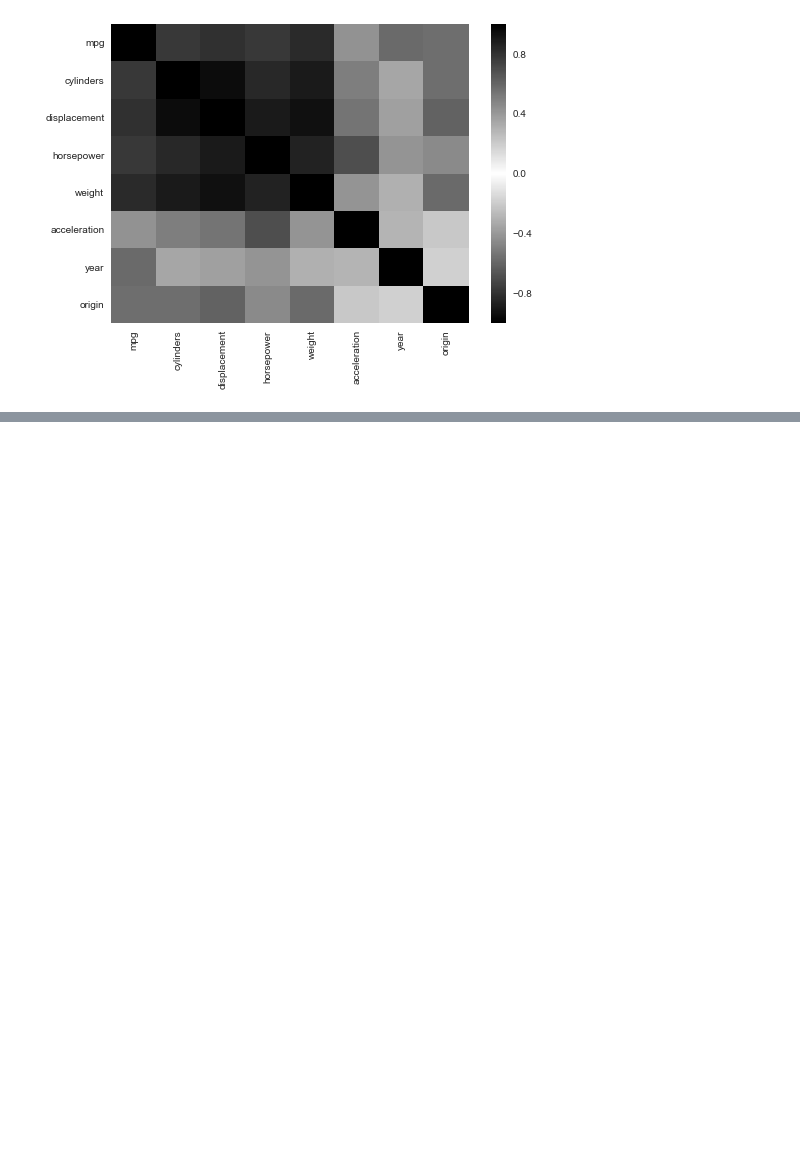
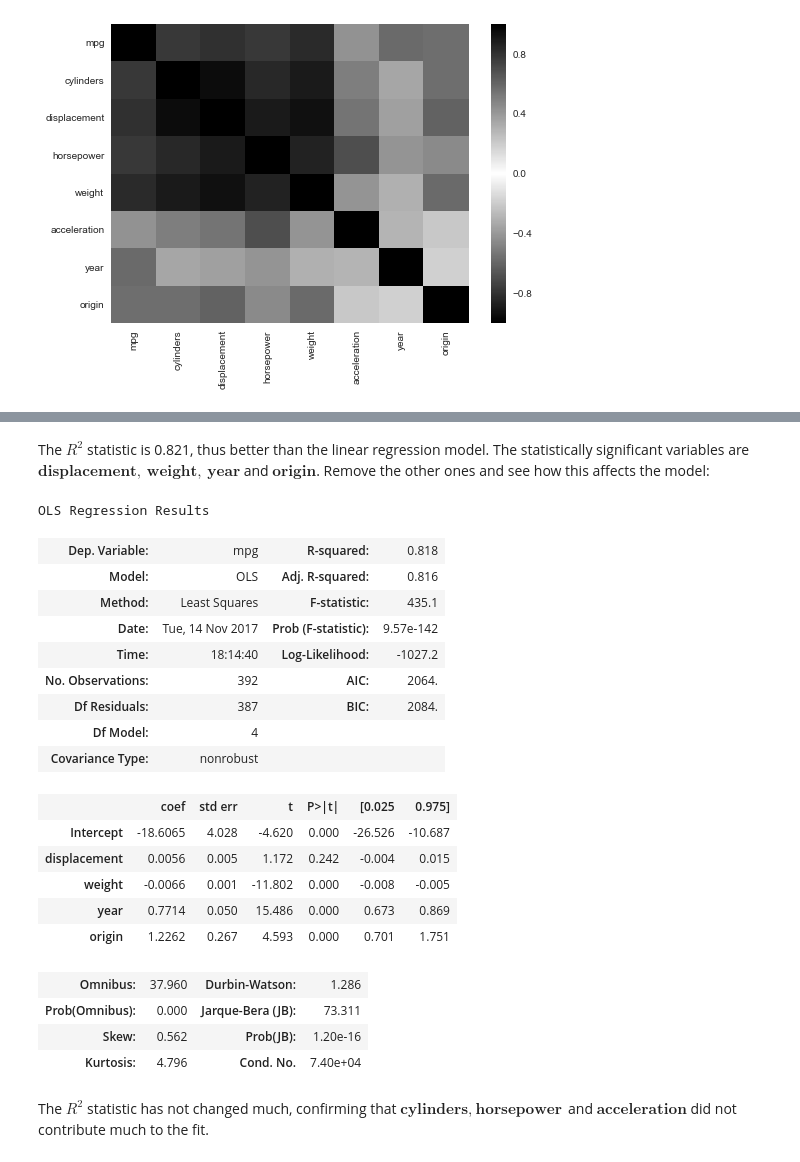
Before and after one commit to AtanasiuDemian/Introduction-to-Statistical-Learning---Python, a Jupyter notebook: Auto.ipynb, the cells around one changed output, grey strips where cells are left out. Drawn from its saved outputs; the diff is of its cells as text; code cells hidden in the pictures; blank space fills up the shorter version.

```diff
--- a/Auto.ipynb
+++ b/Auto.ipynb
@@ -246,0 +279,28 @@ sns.heatmap(corr, cmap=custom_map)
+# %% [markdown]
+The $R^2$ statistic is 0.821, thus better than the linear regression model. The statistically significant variables are $\textbf{displacement}, \ \textbf{weight}, \ \textbf{year}$ and $\textbf{origin}$. Remove the other ones and see how this affects the model:
+# %%
+mlr1=ols('mpg ~ displacement + weight + year + origin', auto).fit()
+mlr1.summary()
+# %% [output]
+OLS Regression Results
+| Dep. Variable: | mpg | R-squared: | 0.818 |
+| Model: | OLS | Adj. R-squared: | 0.816 |
+| Method: | Least Squares | F-statistic: | 435.1 |
+| Date: | Tue, 14 Nov 2017 | Prob (F-statistic): | 9.57e-142 |
+| Time: | 18:14:40 | Log-Likelihood: | -1027.2 |
+| No. Observations: | 392 | AIC: | 2064. |
+| Df Residuals: | 387 | BIC: | 2084. |
+| Df Model: | 4 |  |  |
+| Covariance Type: | nonrobust |  |  |
+|  | coef | std err | t | P>|t| | [0.025 | 0.975] |
+| Intercept | -18.6065 | 4.028 | -4.620 | 0.000 | -26.526 | -10.687 |
+| displacement | 0.0056 | 0.005 | 1.172 | 0.242 | -0.004 | 0.015 |
+| weight | -0.0066 | 0.001 | -11.802 | 0.000 | -0.008 | -0.005 |
+| year | 0.7714 | 0.050 | 15.486 | 0.000 | 0.673 | 0.869 |
+| origin | 1.2262 | 0.267 | 4.593 | 0.000 | 0.701 | 1.751 |
+| Omnibus: | 37.960 | Durbin-Watson: | 1.286 |
+| Prob(Omnibus): | 0.000 | Jarque-Bera (JB): | 73.311 |
+| Skew: | 0.562 | Prob(JB): | 1.20e-16 |
+| Kurtosis: | 4.796 | Cond. No. | 7.40e+04 |
+# %% [markdown]
+The $R^2$ statistic has not changed much, confirming that $\textbf{cylinders},\ \textbf{horsepower}$ and $\textbf{acceleration}$ did not contribute much to the fit.
```
Also changed, not shown: parts of 12 cells of this notebook.
